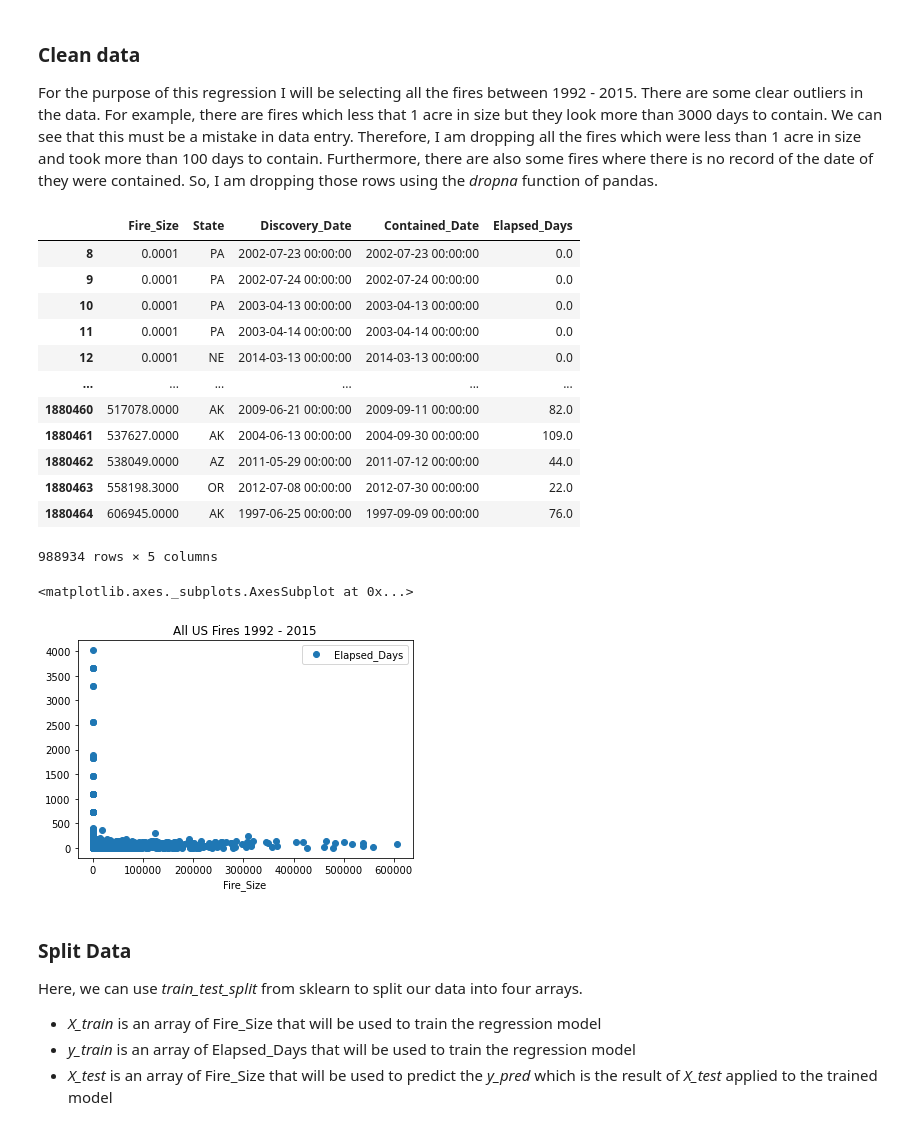
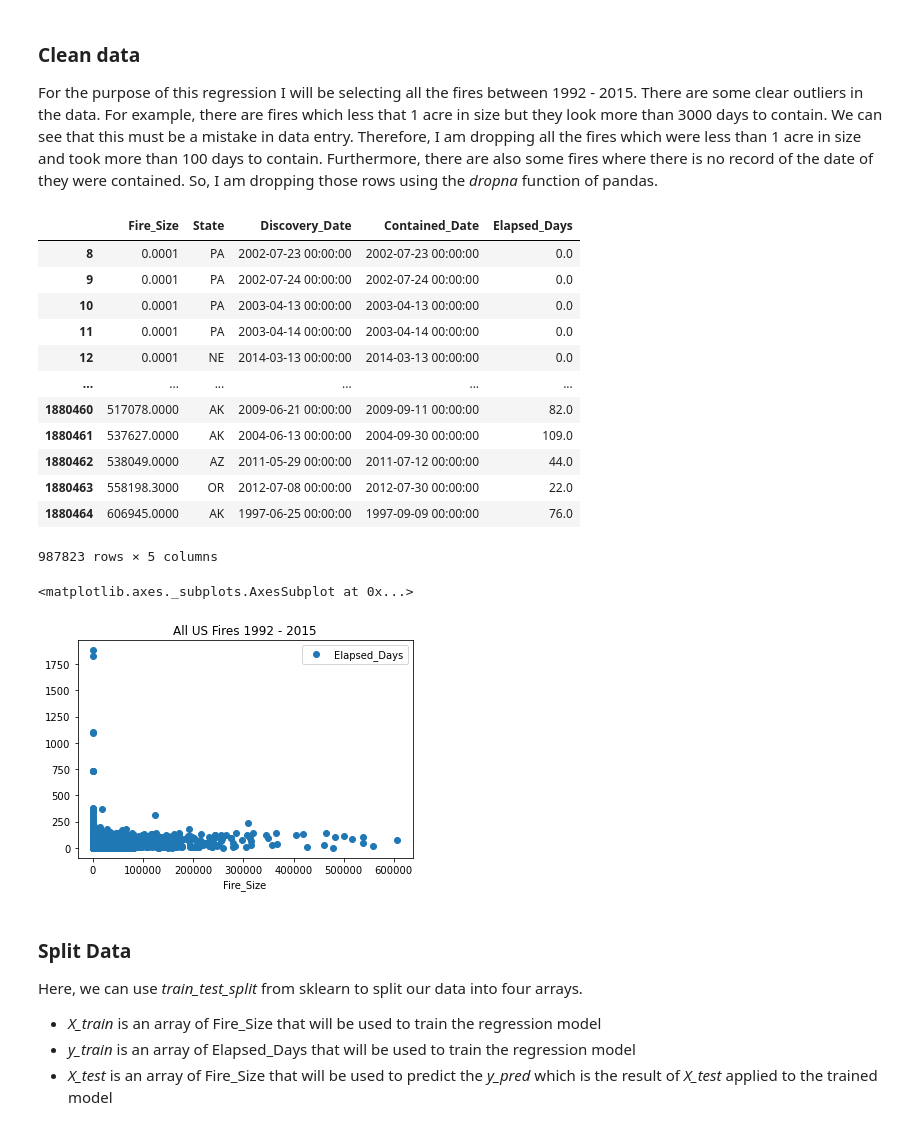
Before and after one commit to zealptl/CSC-448-Assignment2, a Jupyter notebook: final_project/final_project.ipynb, the cells around one changed output. Saved outputs shown, nothing was run; the diff lists cells and outputs as text; code cells hidden in the pictures.

```diff
--- a/final_project/final_project.ipynb
+++ b/final_project/final_project.ipynb
@@ -124,28 +126,29 @@ For the purpose of this regression I will be selecting all the fires between 199
 # %%
 states = [ 'AL', 'AK', 'AS', 'AZ', 'AR', 'CA', 'CO', 'CT', 'DE', 'DC', 'FM', 'FL', 'GA', 'GU', 'HI', 'ID', 'IL', 'IN', 'IA', 'KS', 'KY', 'LA', 'ME', 'MH', 'MD', 'MA', 'MI', 'MN', 'MS', 'MO', 'MT', 'NE', 'NV', 'NH', 'NJ', 'NM', 'NY', 'NC', 'ND', 'MP', 'OH', 'OK', 'OR', 'PW', 'PA', 'PR', 'RI', 'SC', 'SD', 'TN', 'TX', 'UT', 'VT', 'VI', 'VA', 'WA', 'WV', 'WI', 'WY' ];
 
 df = select_all_fires(connection)
 df = df.dropna(how='any', axis=0)
-outliers = df[ (df['Elapsed_Days'] > 100) & (df['Fire_Size'] < 1)]
+outliers = df[ (df['Elapsed_Days'] > 100) & (df['Fire_Size'] < 1)].index
+df.drop(outliers, inplace=True)
 
 display(df)
 df.plot(x='Fire_Size', y='Elapsed_Days', style='o', title='All US Fires 1992 - 2015')
 # %% [output]
 |  | Fire_Size | State | Discovery_Date | Contained_Date | Elapsed_Days |
 | 8 | 0.0001 | PA | 2002-07-23 00:00:00 | 2002-07-23 00:00:00 | 0.0 |
 | 9 | 0.0001 | PA | 2002-07-24 00:00:00 | 2002-07-24 00:00:00 | 0.0 |
 | 10 | 0.0001 | PA | 2003-04-13 00:00:00 | 2003-04-13 00:00:00 | 0.0 |
 | 11 | 0.0001 | PA | 2003-04-14 00:00:00 | 2003-04-14 00:00:00 | 0.0 |
 | 12 | 0.0001 | NE | 2014-03-13 00:00:00 | 2014-03-13 00:00:00 | 0.0 |
 | ... | ... | ... | ... | ... | ... |
 | 1880460 | 517078.0000 | AK | 2009-06-21 00:00:00 | 2009-09-11 00:00:00 | 82.0 |
 | 1880461 | 537627.0000 | AK | 2004-06-13 00:00:00 | 2004-09-30 00:00:00 | 109.0 |
 | 1880462 | 538049.0000 | AZ | 2011-05-29 00:00:00 | 2011-07-12 00:00:00 | 44.0 |
 | 1880463 | 558198.3000 | OR | 2012-07-08 00:00:00 | 2012-07-30 00:00:00 | 22.0 |
 | 1880464 | 606945.0000 | AK | 1997-06-25 00:00:00 | 1997-09-09 00:00:00 | 76.0 |
-988934 rows × 5 columns
+987823 rows × 5 columns
 <matplotlib.axes._subplots.AxesSubplot at 0x...>
-[figure, old version]
+[figure, new version]
 # %% [markdown]
 ### Split Data
 Here, we can use *train_test_split* from sklearn to split our data into four arrays.
```
Also changed, not shown: parts of 5 cells of this notebook.
